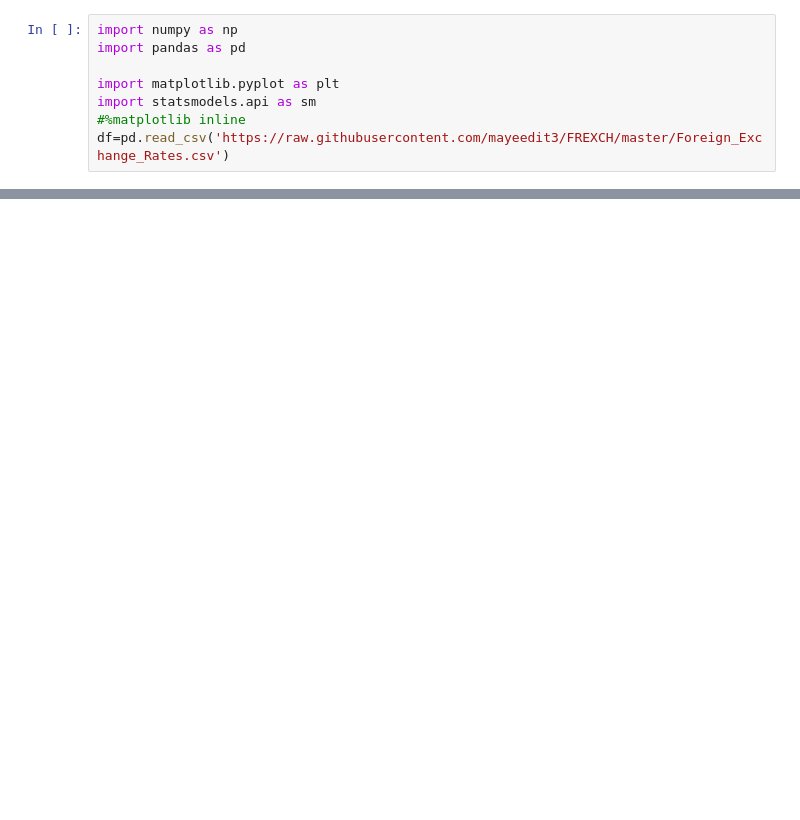
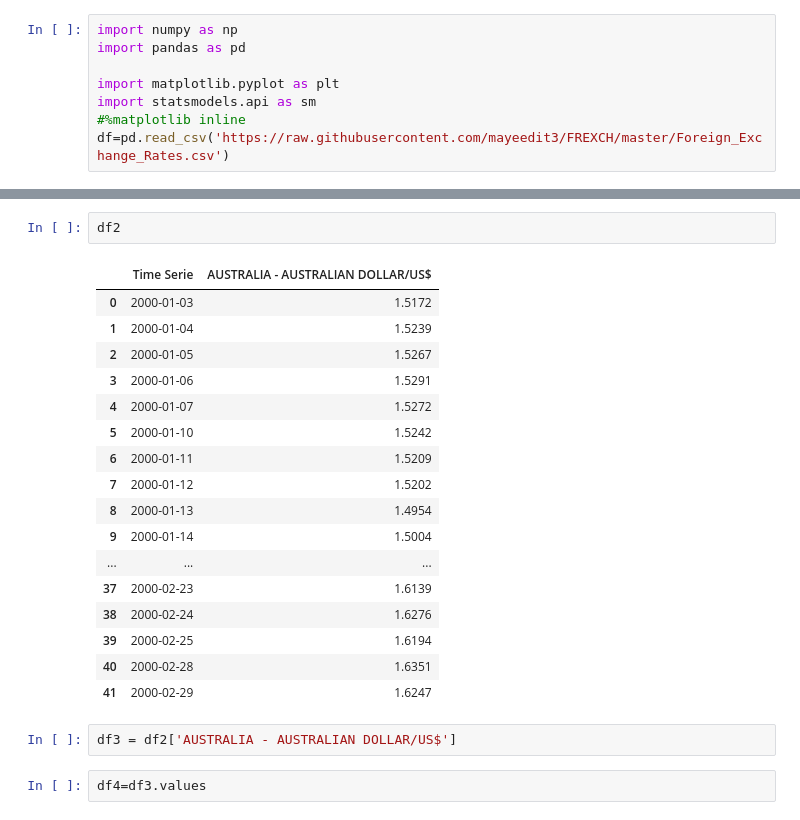
Before and after one commit to mayeedit3/Cham, a Jupyter notebook: ChamT.ipynb, the cells around one changed output, grey strips where cells are left out. Cells and saved outputs as stored; diff of their text form; blank space fills up the shorter version.

```diff
--- a/ChamT.ipynb
+++ b/ChamT.ipynb
@@ -19,0 +43,24 @@ df.head()
+# %%
+df2
+# %% [output]
+|  | Time Serie | AUSTRALIA - AUSTRALIAN DOLLAR/US$ |
+| 0 | 2000-01-03 | 1.5172 |
+| 1 | 2000-01-04 | 1.5239 |
+| 2 | 2000-01-05 | 1.5267 |
+| 3 | 2000-01-06 | 1.5291 |
+| 4 | 2000-01-07 | 1.5272 |
+| 5 | 2000-01-10 | 1.5242 |
+| 6 | 2000-01-11 | 1.5209 |
+| 7 | 2000-01-12 | 1.5202 |
+| 8 | 2000-01-13 | 1.4954 |
+| 9 | 2000-01-14 | 1.5004 |
+| ... | ... | ... |
+| 37 | 2000-02-23 | 1.6139 |
+| 38 | 2000-02-24 | 1.6276 |
+| 39 | 2000-02-25 | 1.6194 |
+| 40 | 2000-02-28 | 1.6351 |
+| 41 | 2000-02-29 | 1.6247 |
+# %%
+df3 = df2['AUSTRALIA - AUSTRALIAN DOLLAR/US$']
+# %%
+df4=df3.values
```
Also changed, not shown: parts of 3 cells of this notebook.
